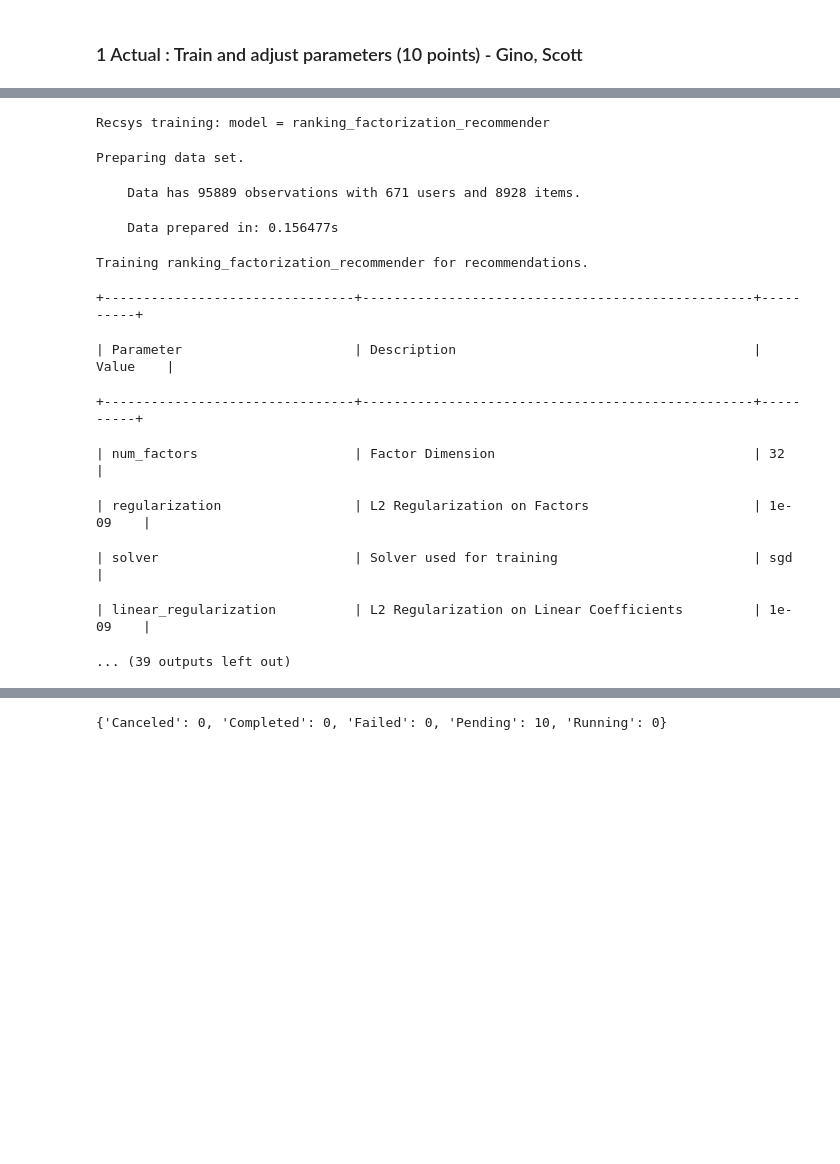
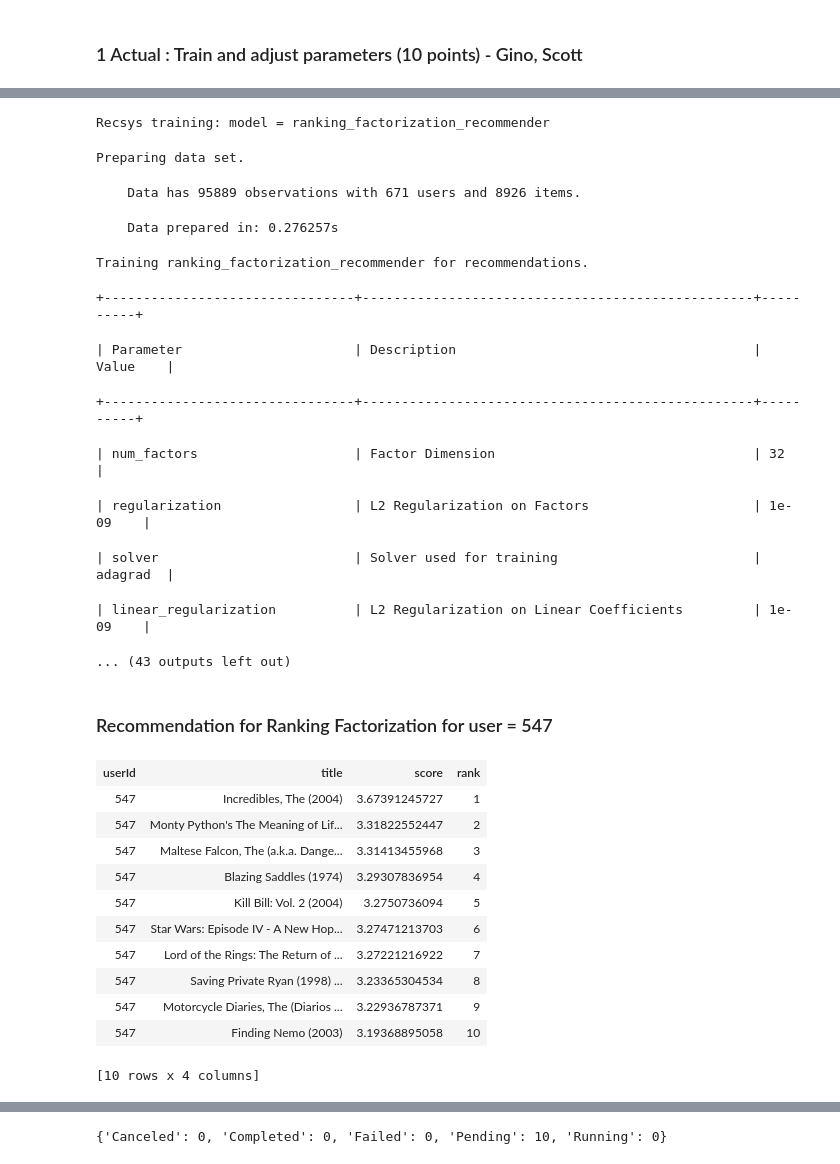
Before and after one commit to prolix-prose/MSDS7331-GroupProject, a Jupyter notebook: Lab 3-Copy1.ipynb, the cells around one changed output, grey strips where cells are left out. Cells and saved outputs as stored; diff of their text form; code cells hidden in the pictures; blank space fills up the shorter version.

```diff
--- a/Lab 3-Copy1.ipynb
+++ b/Lab 3-Copy1.ipynb
@@ -216,21 +246,40 @@ Setting up lookup tables.
 # %%
+# Model that learns latent factors for each user and item and uses them to make rating predictions
 m2 = gl.recommender.ranking_factorization_recommender.create(train,
                                   user_id="userId",
-                                  item_id="movieId",
+                                  item_id="title",
                                   target="rating")
 
-#rmse_results = rec1.evaluate(test)
+rmse_results = m2.evaluate(test)
 # %% [output]
 Recsys training: model = ranking_factorization_recommender
 Preparing data set.
-    Data has 95889 observations with 671 users and 8928 items.
+    Data has 95889 observations with 671 users and 8926 items.
-    Data prepared in: 0.156477s
+    Data prepared in: 0.276257s
 Training ranking_factorization_recommender for recommendations.
 +--------------------------------+--------------------------------------------------+----------+
 | Parameter                      | Description                                      | Value    |
 +--------------------------------+--------------------------------------------------+----------+
 | num_factors                    | Factor Dimension                                 | 32       |
 | regularization                 | L2 Regularization on Factors                     | 1e-09    |
-| solver                         | Solver used for training                         | sgd      |
+| solver                         | Solver used for training                         | adagrad  |
 | linear_regularization          | L2 Regularization on Linear Coefficients         | 1e-09    |
-... (39 outputs left out)
+... (43 outputs left out)
+# %% [markdown]
+### Recommendation for Ranking Factorization for user = 547
+# %%
+#User who watched the most movies in the data set
+m2.recommend(users=["547"])
+# %% [output]
+| userId | title | score | rank |
+| 547 | Incredibles, The (2004) | 3.67391245727 | 1 |
+| 547 | Monty Python's The Meaning of Lif... | 3.31822552447 | 2 |
+| 547 | Maltese Falcon, The (a.k.a. Dange... | 3.31413455968 | 3 |
+| 547 | Blazing Saddles (1974) | 3.29307836954 | 4 |
+| 547 | Kill Bill: Vol. 2 (2004) | 3.2750736094 | 5 |
+| 547 | Star Wars: Episode IV - A New Hop... | 3.27471213703 | 6 |
+| 547 | Lord of the Rings: The Return of ... | 3.27221216922 | 7 |
+| 547 | Saving Private Ryan (1998) ... | 3.23365304534 | 8 |
+| 547 | Motorcycle Diaries, The (Diarios ... | 3.22936787371 | 9 |
+| 547 | Finding Nemo (2003) | 3.19368895058 | 10 |
+[10 rows x 4 columns]
```
Also changed, not shown: parts of 39 cells of this notebook.
